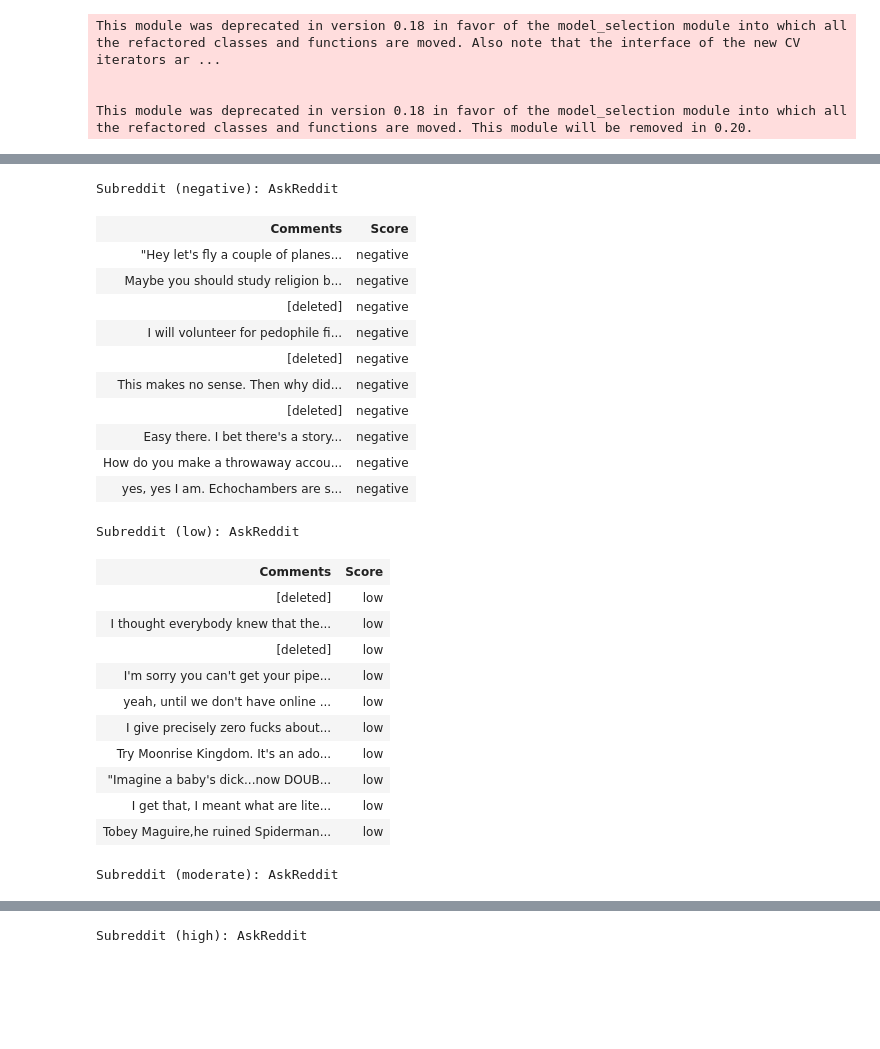
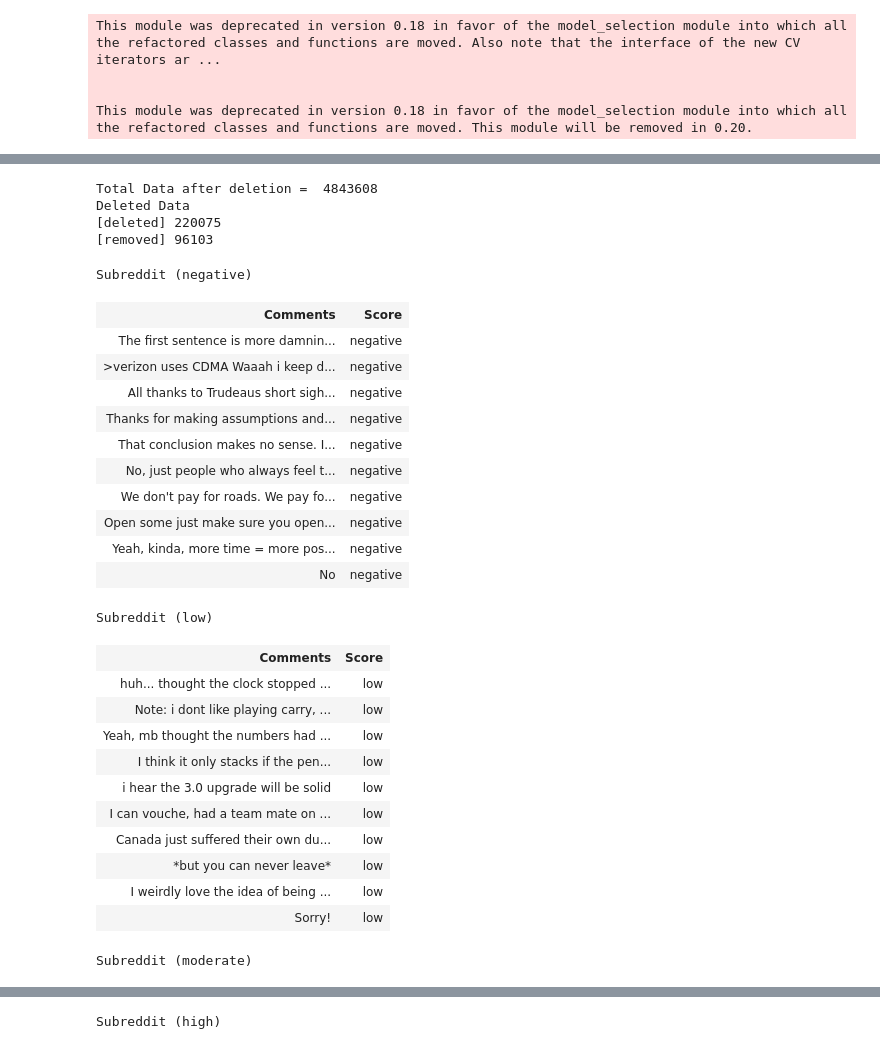
Before and after one commit to ganeshsberkeley/w266_reddit_ranking, a Jupyter notebook: project-revised.ipynb, the cells around one changed output, grey strips where cells are left out. Cells and saved outputs as stored; diff of their text form; code cells hidden in the pictures; blank space fills up the shorter version.

```diff
--- a/project-revised.ipynb
+++ b/project-revised.ipynb
@@ -118,76 +471,96 @@ num_data
+# %%
+num_data=len(scores)
+print "Total Data after deletion = ", num_data
+
+print "Deleted Data"
+for i in deleted_count.keys():
+    print i, deleted_count[i]
+# %% [output]
+Total Data after deletion =  4843608
+Deleted Data
+[deleted] 220075
+[removed] 96103
 # %%
 # Print out the score and comments in a nice table for preview
-html = "<h3>Subreddit (negative): " + "AskReddit" + "</h3>"
+html = "<h3>Subreddit (negative)" + "</h3>"
 html += "<table><tr><th>Comments</th><th>Score</th></tr>"
 j = 0
 for i in range(len(scores)):
     if (scores[i] == 'negative' and j < 10):
         html += "<tr><td>" + comments[i] + "</td><td>" + scores[i] + "</td></tr>"
         j = j + 1
+    elif (j == 10):
+        break
 
 html += "</tr></table>"
 
 display(HTML(html))
 
-html = "<h3>Subreddit (low): " + "AskReddit" + "</h3>"
+html = "<h3>Subreddit (low)" + "</h3>"
 html += "<table><tr><th>Comments</th><th>Score</th></tr>"
 j = 0
 for i in range(len(scores)):
     if (scores[i] == 'low' and j < 10):
         html += "<tr><td>" + comments[i] + "</td><td>" + scores[i] + "</td></tr>"
         j = j + 1
+    elif (j == 10):
+        break
 
 html += "</tr></table>"
 
 display(HTML(html))
 
-html = "<h3>Subreddit (moderate): " + "AskReddit" + "</h3>"
+html = "<h3>Subreddit (moderate)" + "</h3>"
 html += "<table><tr><th>Comments</th><th>Score</th></tr>"
 j = 0
 for i in range(len(scores)):
     if (scores[i] == 'moderate' and j < 10):
         html += "<tr><td>" + comments[i] + "</td><td>" + scores[i] + "</td></tr>"
         j = j + 1
+    elif (j == 10):
+        break
 
 html += "</tr></table>"
 
 display(HTML(html))
 
-html = "<h3>Subreddit (high): " + "AskReddit" + "</h3>"
+html = "<h3>Subreddit (high)" + "</h3>"
 html += "<table><tr><th>Comments</th><th>Score</th></tr>"
 j = 0
 for i in range(len(scores)):
     if (scores[i] == 'high' and j < 10):
         html += "<tr><td>" + comments[i] + "</td><td>" + scores[i] + "</td></tr>"
         j = j + 1
+    elif (j == 10):
+        break
 
 html += "</tr></table>"
 
 display(HTML(html))
 # %% [output]
-Subreddit (negative): AskReddit
+Subreddit (negative)
 | Comments | Score |
-| "Hey let's fly a couple of planes... | negative |
-| Maybe you should study religion b... | negative |
-| [deleted] | negative |
-| I will volunteer for pedophile fi... | negative |
-| [deleted] | negative |
-| This makes no sense. Then why did... | negative |
-| [deleted] | negative |
-| Easy there. I bet there's a story... | negative |
-| How do you make a throwaway accou... | negative |
-| yes, yes I am. Echochambers are s... | negative |
+| The first sentence is more damnin... | negative |
+| >verizon uses CDMA Waaah i keep d... | negative |
+| All thanks to Trudeaus short sigh... | negative |
+| Thanks for making assumptions and... | negative |
+| That conclusion makes no sense. I... | negative |
+| No, just people who always feel t... | negative |
+| We don't pay for roads. We pay fo... | negative |
+| Open some just make sure you open... | negative |
+| Yeah, kinda, more time = more pos... | negative |
+| No | negative |
-Subreddit (low): AskReddit
+Subreddit (low)
 | Comments | Score |
-| [deleted] | low |
-| I thought everybody knew that the... | low |
-| [deleted] | low |
-| I'm sorry you can't get your pipe... | low |
-| yeah, until we don't have online ... | low |
-| I give precisely zero fucks about... | low |
-| Try Moonrise Kingdom. It's an ado... | low |
-| "Imagine a baby's dick...now DOUB... | low |
-| I get that, I meant what are lite... | low |
-| Tobey Maguire,he ruined Spiderman... | low |
+| huh... thought the clock stopped ... | low |
+| Note: i dont like playing carry, ... | low |
+| Yeah, mb thought the numbers had ... | low |
+| I think it only stacks if the pen... | low |
+| i hear the 3.0 upgrade will be solid | low |
+| I can vouche, had a team mate on ... | low |
+| Canada just suffered their own du... | low |
+| *but you can never leave* | low |
+| I weirdly love the idea of being ... | low |
+| Sorry! | low |
-Subreddit (moderate): AskReddit
+Subreddit (moderate)
 | Comments | Score |
@@ -204,2 +577,2 @@ Subreddit (moderate): AskReddit
-Subreddit (high): AskReddit
+Subreddit (high)
 | Comments | Score |
```
Also changed, not shown: parts of 16 cells of this notebook.
